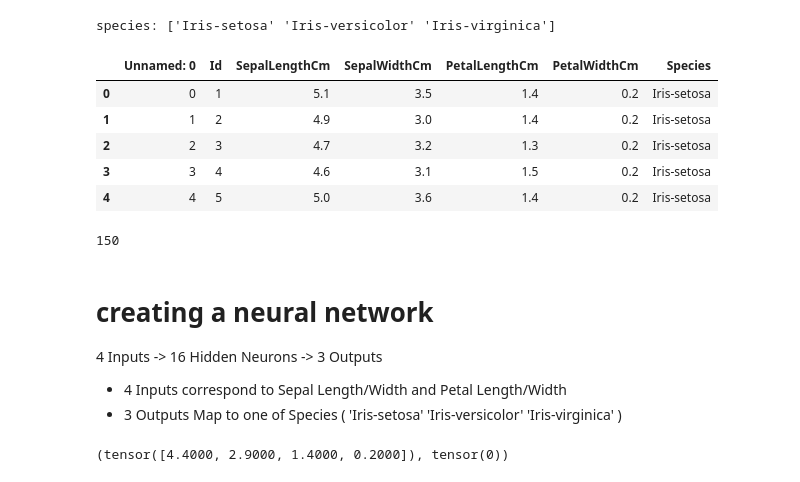
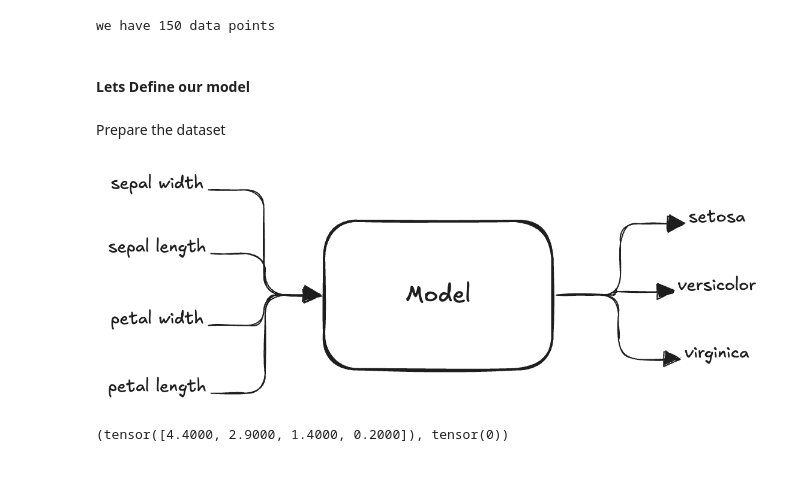
Before and after one commit to golark/gpt_primer, a Jupyter notebook: notebooks/iris_mlp.ipynb, the cells around one changed output. Cells and saved outputs as stored; diff of their text form; code cells hidden in the pictures.

```diff
--- a/notebooks/iris_mlp.ipynb
+++ b/notebooks/iris_mlp.ipynb
@@ -11,26 +24,9 @@ df = pd.read_csv('../dataset/iris.csv')
-# %%
-
-print(f'species: {df["Species"].unique()}')
-
-df.head()
-# %% [output]
-species: ['Iris-setosa' 'Iris-versicolor' 'Iris-virginica']
-|  | Unnamed: 0 | Id | SepalLengthCm | SepalWidthCm | PetalLengthCm | PetalWidthCm | Species |
-| 0 | 0 | 1 | 5.1 | 3.5 | 1.4 | 0.2 | Iris-setosa |
-| 1 | 1 | 2 | 4.9 | 3.0 | 1.4 | 0.2 | Iris-setosa |
-| 2 | 2 | 3 | 4.7 | 3.2 | 1.3 | 0.2 | Iris-setosa |
-| 3 | 3 | 4 | 4.6 | 3.1 | 1.5 | 0.2 | Iris-setosa |
-| 4 | 4 | 5 | 5.0 | 3.6 | 1.4 | 0.2 | Iris-setosa |
 # %%
-len(df)
+print(f'we have {len(df)} data points')
 # %% [output]
-150
+we have 150 data points
-# %% [markdown]
-# creating a neural network
-4 Inputs -> 16 Hidden Neurons -> 3 Outputs
-
-- 4 Inputs correspond to Sepal Length/Width and Petal Length/Width
-- 3 Outputs Map to one of Species ( 'Iris-setosa' 'Iris-versicolor' 'Iris-virginica' )
+# %% [markdown]
+####  Lets Define our model
 # %%
 import torch
 import torch.nn as nn
@@ -46,6 +42,8 @@ class SimpleMLP(nn.Module):
 
     def forward(self, x):
         return self.net(x)
+# %% [markdown]
+Prepare the dataset
 # %%
 from sklearn.model_selection import train_test_split
 from sklearn.preprocessing import LabelEncoder
@@ -69,8 +67,13 @@ y_train = torch.tensor(y_train, dtype=torch.long)
 x_test = torch.tensor(x_test, dtype=torch.float32)
 y_test = torch.tensor(y_test, dtype=torch.long)
 # %%
+display(Image(filename="../images/iris_io.png"))
+
+# each row of x_train contains 4 numbers which correspond to Sepal Length/Width and Petal Length/Width
+# each row y_train contains a single number where 0=setosa, 1=versicolor and 2=virginica
 next(zip(x_train, y_train))
 # %% [output]
+[figure, added]
 (tensor([4.4000, 2.9000, 1.4000, 0.2000]), tensor(0))
 # %%
 model = SimpleMLP()
```
Also changed, not shown: parts of 9 cells of this notebook, 12 other files.
